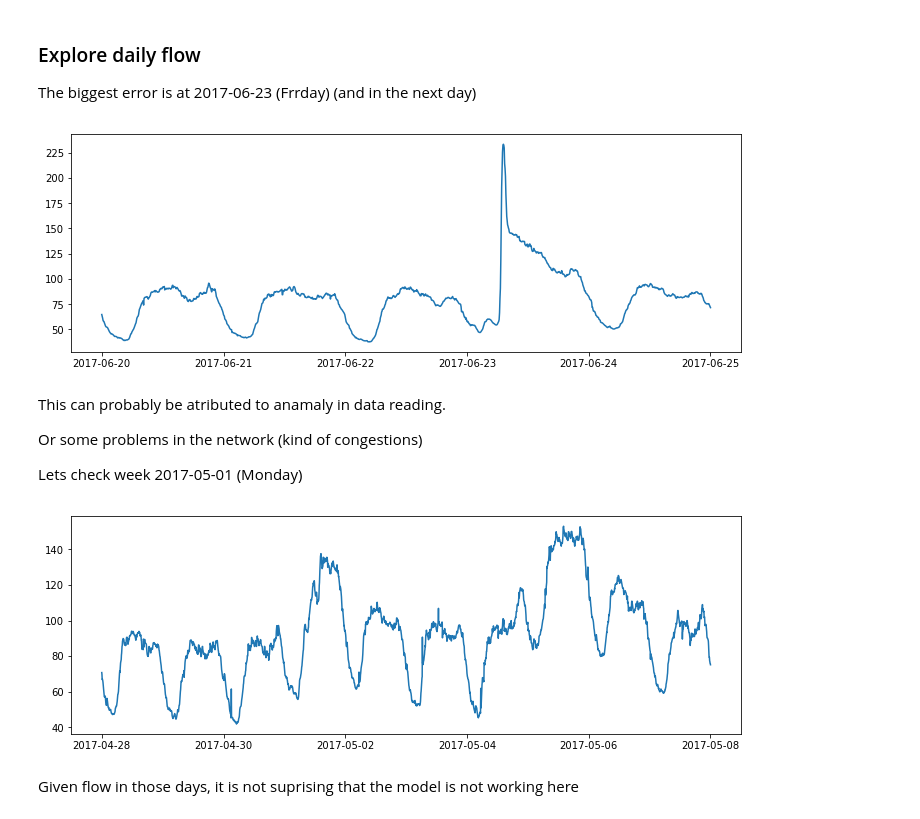
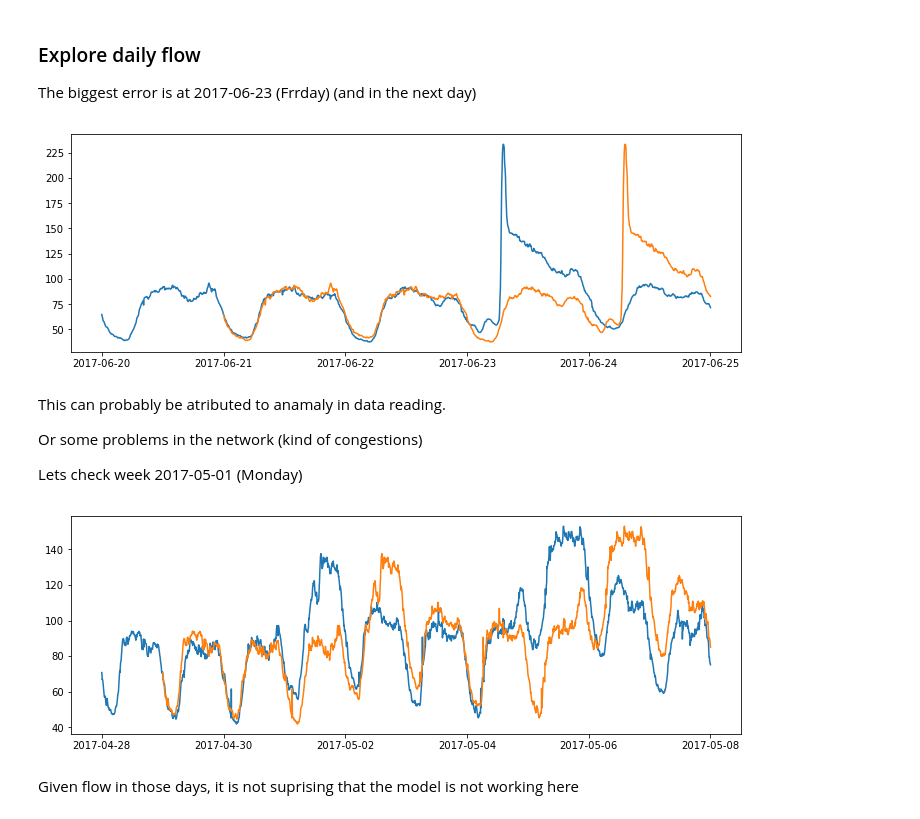
Before and after one commit to carldata/argo, a Jupyter notebook: notebooks/[prediction] project1.ipynb, the cells around one changed output. Saved outputs shown, nothing was run; the diff lists cells and outputs as text; code cells hidden in the pictures.

```diff
--- a/notebooks/[prediction] project1.ipynb
+++ b/notebooks/[prediction] project1.ipynb
@@ -189,14 +189,17 @@ df_sorted.head(10)
 
 The biggest error is at 2017-06-23 (Frrday) (and in the next day)
 # %%
-def plot_days(start_day, end_day):
+def plot_days(start_day, end_day, show_prediction=True):
     df = flow[(flow.time >= start_day) & (flow.time <= end_day)].set_index('time').flow
     plt.plot(df)
+#     df.plot()
+    if show_prediction:
+        plt.plot(df.shift(288))
     plt.show()
 
 plot_days('2017-06-20', '2017-06-25')
 # %% [output]
-[figure, old version]
+[figure, new version]
 # %% [markdown]
 This can probably be atributed to anamaly in data reading.
 
@@ -206,7 +209,7 @@ Lets check week 2017-05-01 (Monday)
 # %%
 plot_days('2017-04-28', '2017-05-8')
 # %% [output]
-[figure, old version]
+[figure, new version]
 # %% [markdown]
 Given flow in those days, it is not suprising that the model is not working here
 # %% [markdown]
```
Also changed, not shown: parts of 5 cells of this notebook.
